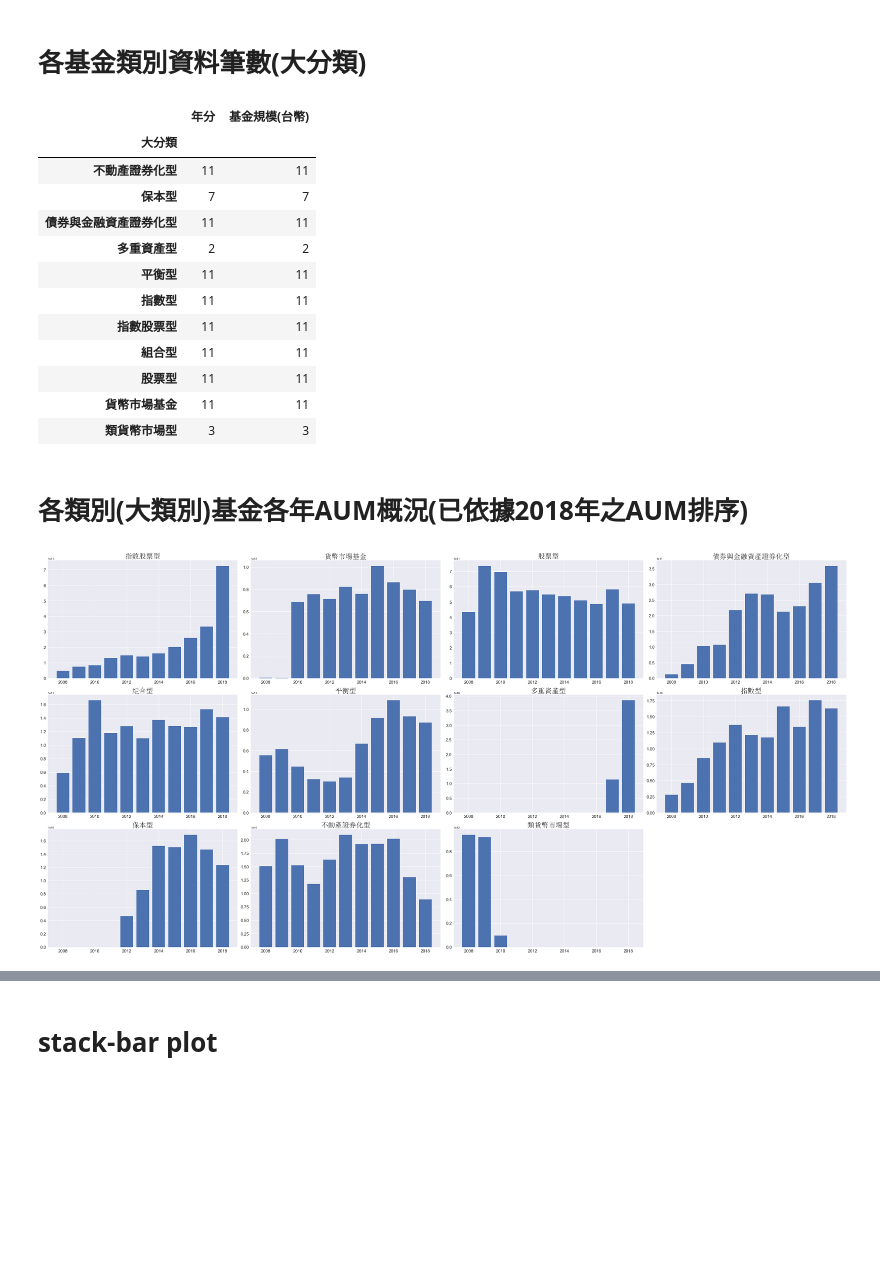
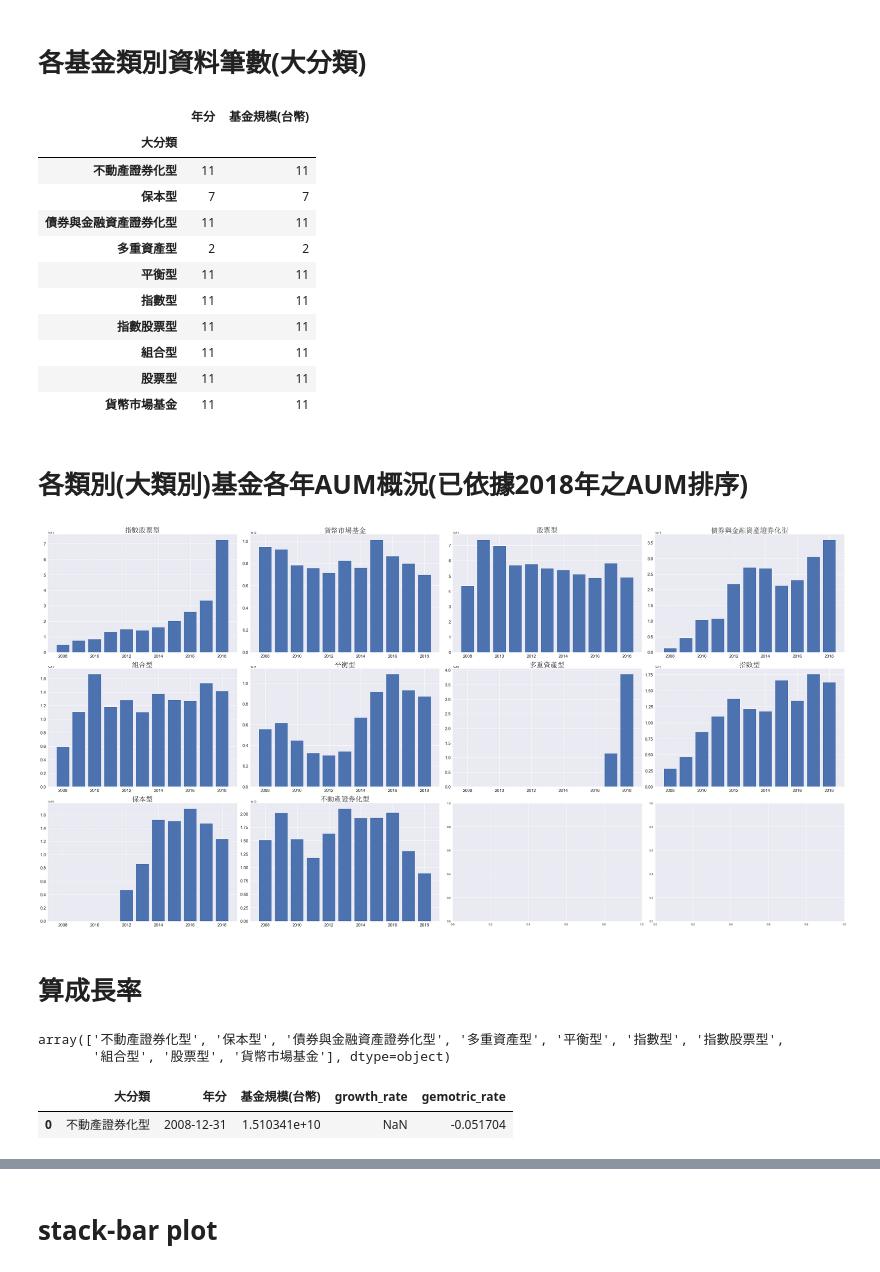
Before and after one commit to Andy-Liu66/Chip-Project, a Jupyter notebook: Analysis-2.ipynb, the cells around one changed output, grey strips where cells are left out. Drawn from its saved outputs; the diff is of its cells as text; code cells hidden in the pictures; blank space fills up the shorter version.

```diff
--- a/Analysis-2.ipynb
+++ b/Analysis-2.ipynb
@@ -65,14 +82,14 @@ main_category = dict({
     '股票型': set(['AA1', 'AA2']),
     '平衡型': set(['AB1', 'AB2']),
     '債券與金融資產證券化型': set(['AC12', 'AC21', 'AC22', 'AC23']),
-    '貨幣市場基金': set(['AD1', 'AD2']),
+    '貨幣市場基金': set(['AD1', 'AD2', 'AC11']),
     '組合型': set(['AE1', 'AE21', 'AE22', 'AE23', 'AE24']),
     '保本型': set(['AF']),
     '不動產證券化型': set(['AG']),
     '指數股票型': set(['AH1', 'AH2']),
     '指數型': set(['AI1', 'AI2']),
     '多重資產型': set(['AJ1', 'AJ2']),
-    '類貨幣市場型': set(['AC11']),
+#     '類貨幣市場型': set(['AC11']),
     '私募基金': set(['B'])
 })
 
@@ -102,7 +119,6 @@ groupby_big_category.groupby('大分類').count()
 | 組合型 | 11 | 11 |
 | 股票型 | 11 | 11 |
 | 貨幣市場基金 | 11 | 11 |
-| 類貨幣市場型 | 3 | 3 |
 # %% [markdown]
 # 各類別(大類別)基金各年AUM概況(已依據2018年之AUM排序)
 # %%
@@ -124,34 +140,41 @@ from matplotlib.font_manager import FontProperties
 font = FontProperties(fname=r"c:\windows\Fonts\SimSun.ttc", size=25)
 
 plt.style.use('seaborn')
 fig, axs = plt.subplots(3, 4, figsize=(40, 20))
 axs = axs.ravel()
 
 for i in range(len(big_category_order)):
     name = big_category_order.iloc[i]
     temp = groupby_big_category[groupby_big_category.大分類 == name]
     temp.reset_index(inplace=True, drop=True)
     temp = temp.copy()
     temp['year'] = temp.年分.apply(lambda x: x.year)
-    cumulative_Y = np.array([])
+    Y= []
     for ix in year_index:
         try:
             value = temp[temp.year == ix]['基金規模(台幣)'].values[0]
             if value != 0:
                 Y.append(value)
             else:
                 Y.append(0)
         except:
             Y.append(0)
 
     plt.sca(axs[i])
     axs[i].bar(year_index, Y)
     axs[i].set_title(name, FontProperties=font)
     plt.xticks(size=15)
     plt.yticks(size=15)
-    if i == len(big_category_order) - 1:
-        fig.delaxes(axs[i+1])
+#     if i > len(big_category_order) - 2:
+#         fig.delaxes(axs[i+1])
 
     plt.tight_layout();
 # %% [output]
-[figure, old version]
+[figure, new version]
+# %% [markdown]
+# 算成長率
+# %%
+groupby_big_category.大分類.unique()
+# %% [output]
+array(['不動產證券化型', '保本型', '債券與金融資產證券化型', '多重資產型', '平衡型', '指數型', '指數股票型',
+       '組合型', '股票型', '貨幣市場基金'], dtype=object)
@@ -157,0 +205,5 @@ for i in range(len(big_category_order)):
+# %%
+groupby_big_category_wtih_growth.head(1)
+# %% [output]
+|  | 大分類 | 年分 | 基金規模(台幣) | growth_rate | gemotric_rate |
+| 0 | 不動產證券化型 | 2008-12-31 | 1.510341e+10 | NaN | -0.051704 |
```
Also changed, not shown: parts of 10 cells of this notebook.
